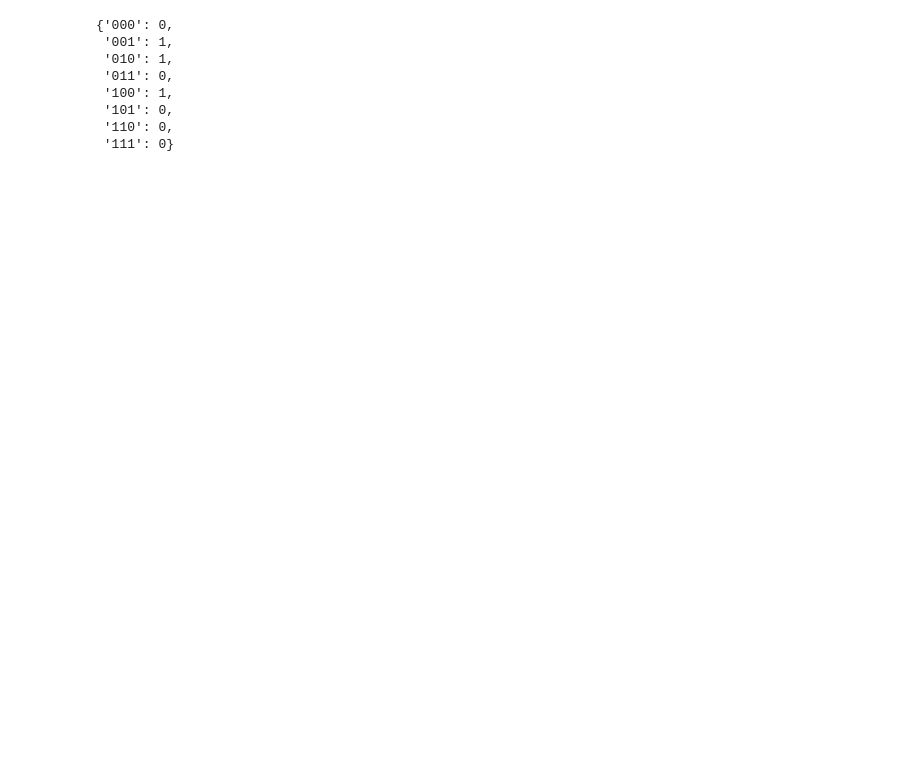
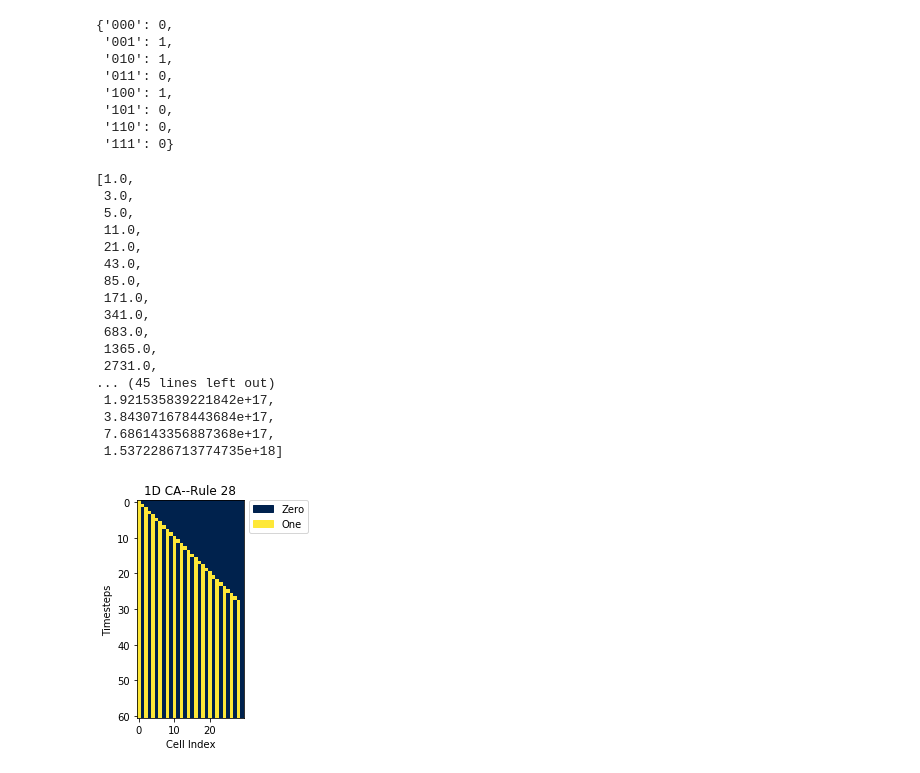
Before and after one commit to hcmoore745/PHYS-250-Poster, a Jupyter notebook: Cellular Automata Exploration.ipynb, the cells around one changed output. Drawn from its saved outputs; the diff is of its cells as text; code cells hidden in the pictures; blank space fills up the shorter version.

```diff
--- a/Cellular Automata Exploration.ipynb
+++ b/Cellular Automata Exploration.ipynb
@@ -160,3 +168,28 @@ rule(22)     #By looking at rule 22, we can see why the above pattern has a larg
  '101': 0,
  '110': 0,
  '111': 0}
+# %%
+#Have now added a sequence output to the plot function which converts sets of cells to integers beginning at a
+#specified starting position (where 1 cell 'on' initially)
+z = create_1d_grid(30)
+z[0] = 1
+plot_1d_CA(z, 28, 60, sequence_start = 0)
+# %% [output]
+[1.0,
+ 3.0,
+ 5.0,
+ 11.0,
+ 21.0,
+ 43.0,
+ 85.0,
+ 171.0,
+ 341.0,
+ 683.0,
+ 1365.0,
+ 2731.0,
+... (45 lines left out)
+ 1.921535839221842e+17,
+ 3.843071678443684e+17,
+ 7.686143356887368e+17,
+ 1.5372286713774735e+18]
+[figure, added]
```
Also changed, not shown: parts of 22 cells of this notebook.
